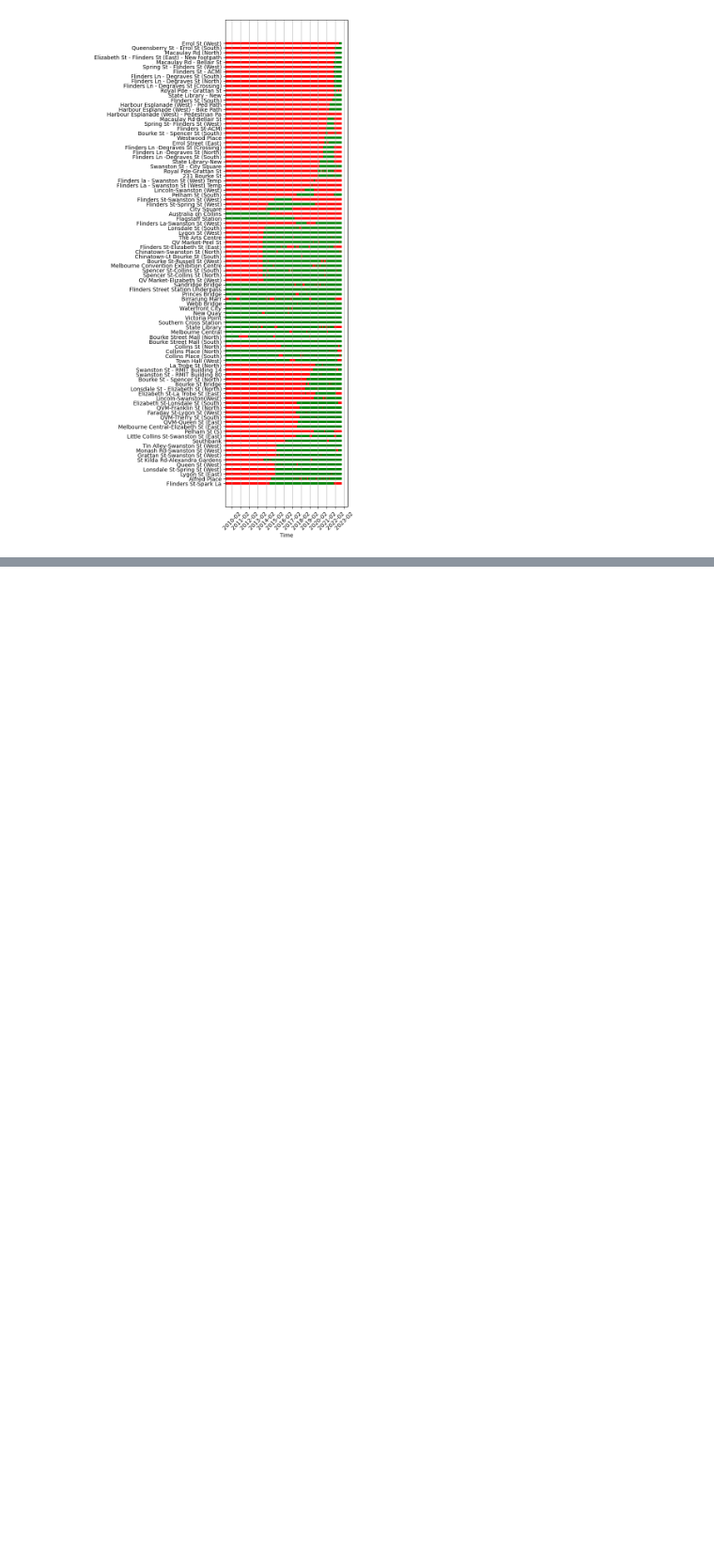
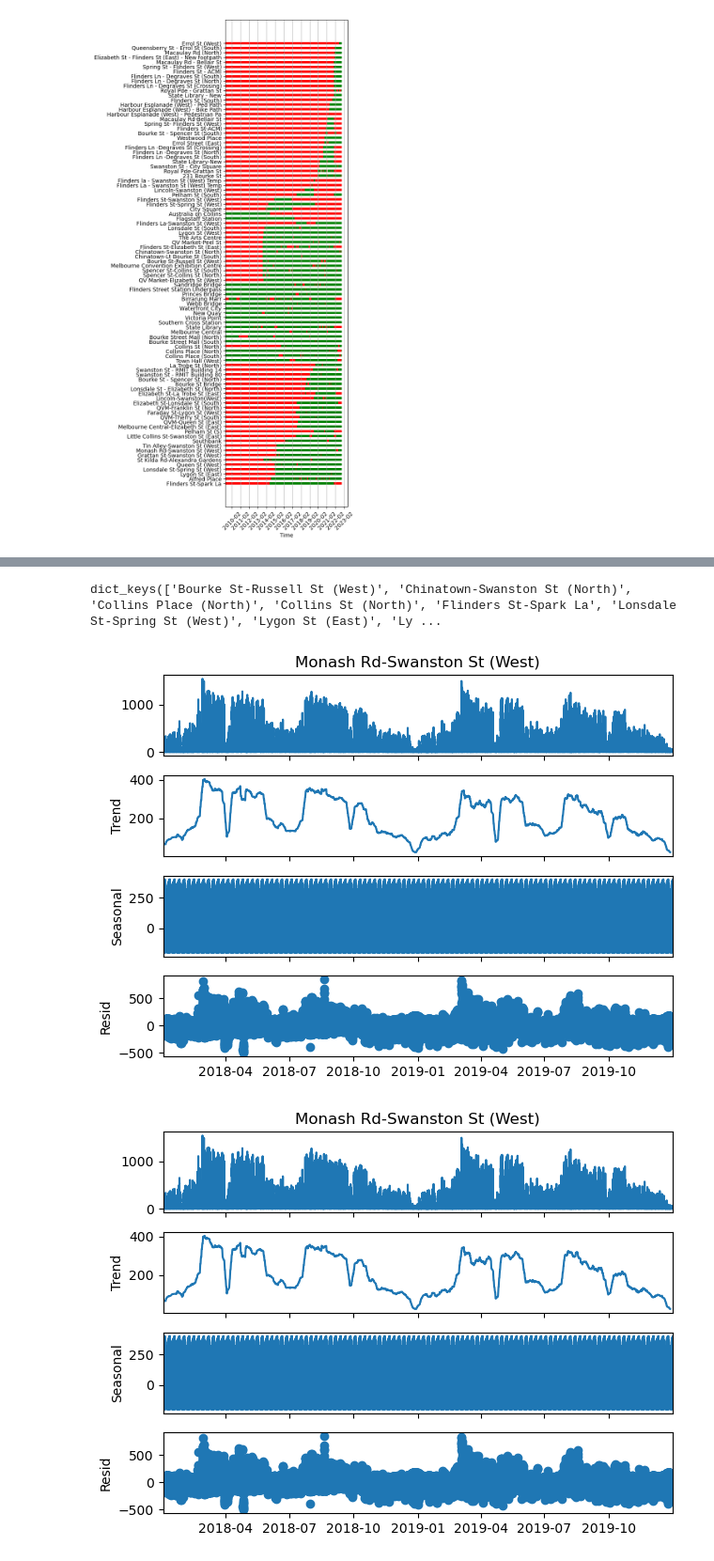
Before and after one commit to jackliddle/melbourne-timeseries, a Jupyter notebook: 01 Data exploration.ipynb, the cells around one changed output, grey strips where cells are left out. Shown at 94% size. Drawn from its saved outputs; the diff is of its cells as text; code cells hidden in the pictures; blank space fills up the shorter version.

```diff
--- a/01 Data exploration.ipynb
+++ b/01 Data exploration.ipynb
@@ -124,0 +242,9 @@ plotMissing(gaps_d,ax)
+# %%
+decomps_naive7days.keys()
+# %% [output]
+dict_keys(['Bourke St-Russell St (West)', 'Chinatown-Swanston St (North)', 'Collins Place (North)', 'Collins St (North)', 'Flinders St-Spark La', 'Lonsdale St-Spring St (West)', 'Lygon St (East)', 'Ly ...
+# %%
+decomps_naive7days['Monash Rd-Swanston St (West)'].plot()
+# %% [output]
+[figure, added]
+[figure, added]
```
Also changed, not shown: parts of 12 cells of this notebook, 18 other files.
